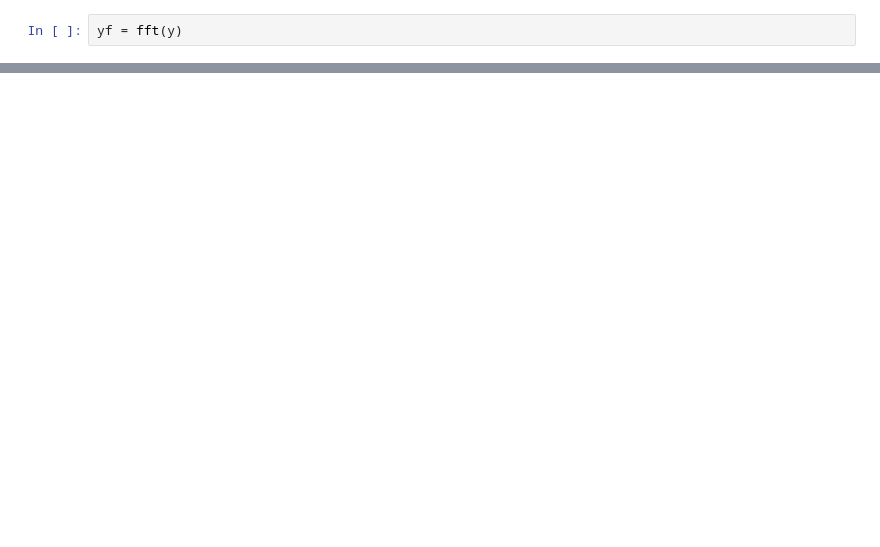
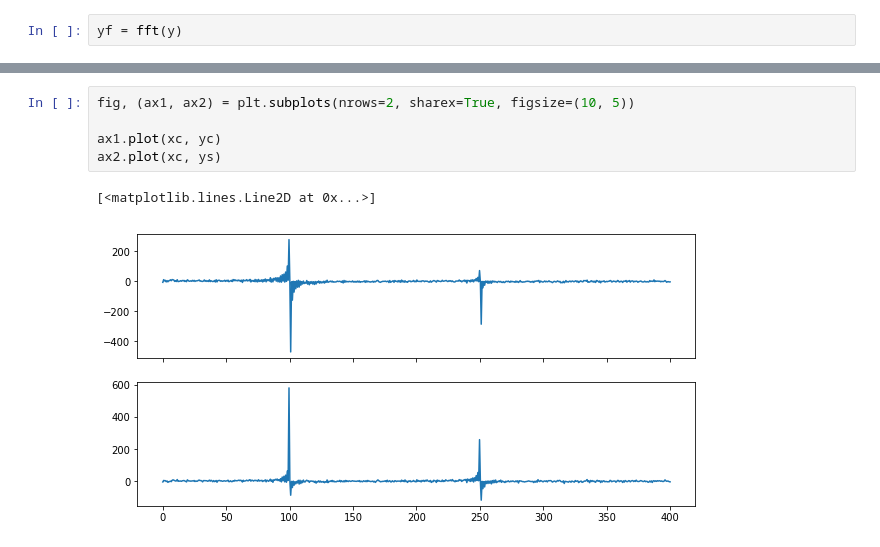
Before and after one commit to flokno/python_recipes, a Jupyter notebook: mathematics/fft/fft.ipynb, the cells around one changed output, grey strips where cells are left out. Drawn from its saved outputs; the diff is of its cells as text; blank space fills up the shorter version.

```diff
--- a/mathematics/fft/fft.ipynb
+++ b/mathematics/fft/fft.ipynb
@@ -25,0 +45,8 @@ plt.plot(xf, abs(yf[:N//2]))
+# %%
+fig, (ax1, ax2) = plt.subplots(nrows=2, sharex=True, figsize=(10, 5))
+
+ax1.plot(xc, yc)
+ax2.plot(xc, ys)
+# %% [output]
+[<matplotlib.lines.Line2D at 0x...>]
+[figure, added]
```
Also changed, not shown: parts of 9 cells of this notebook.
